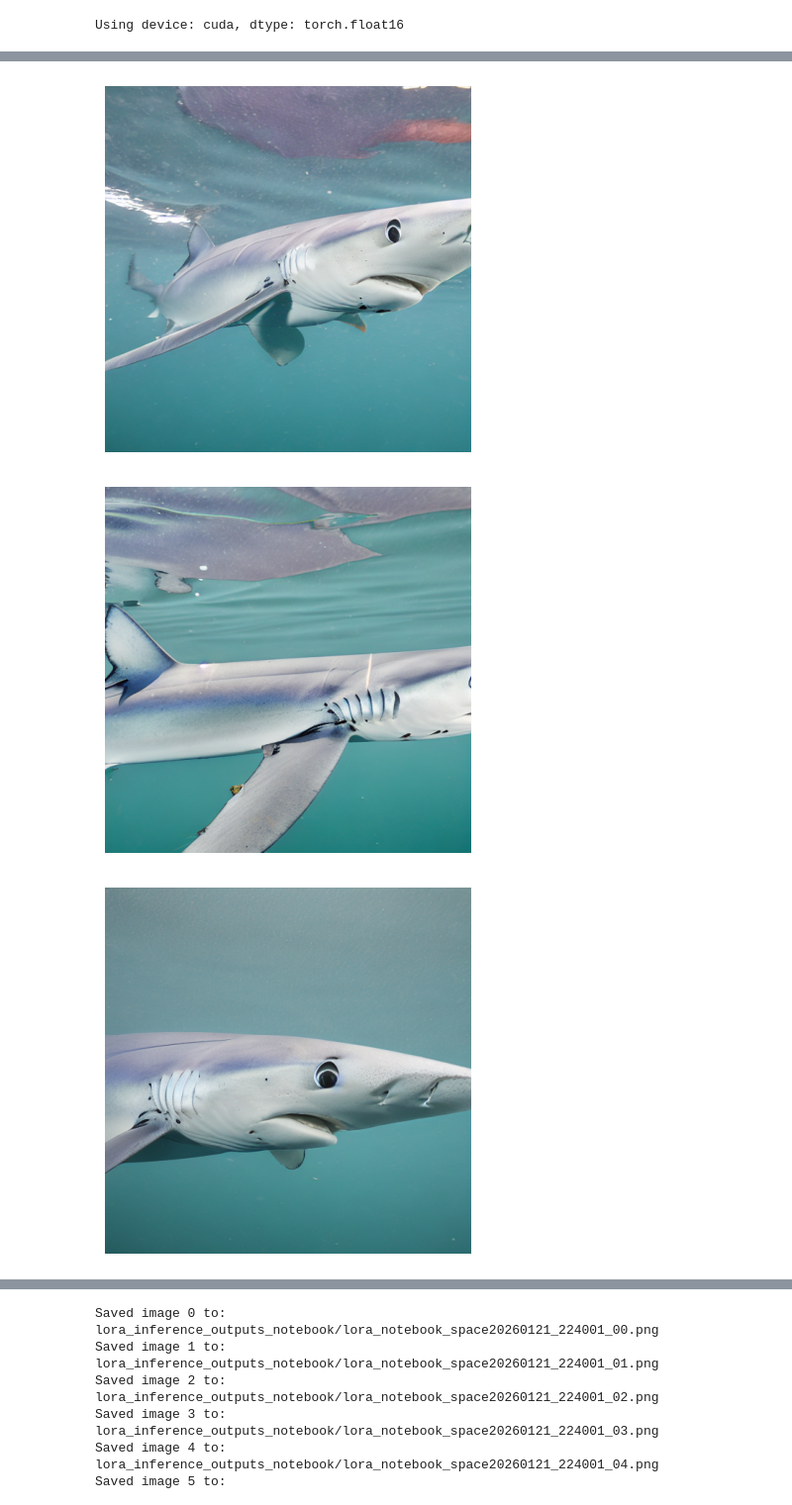
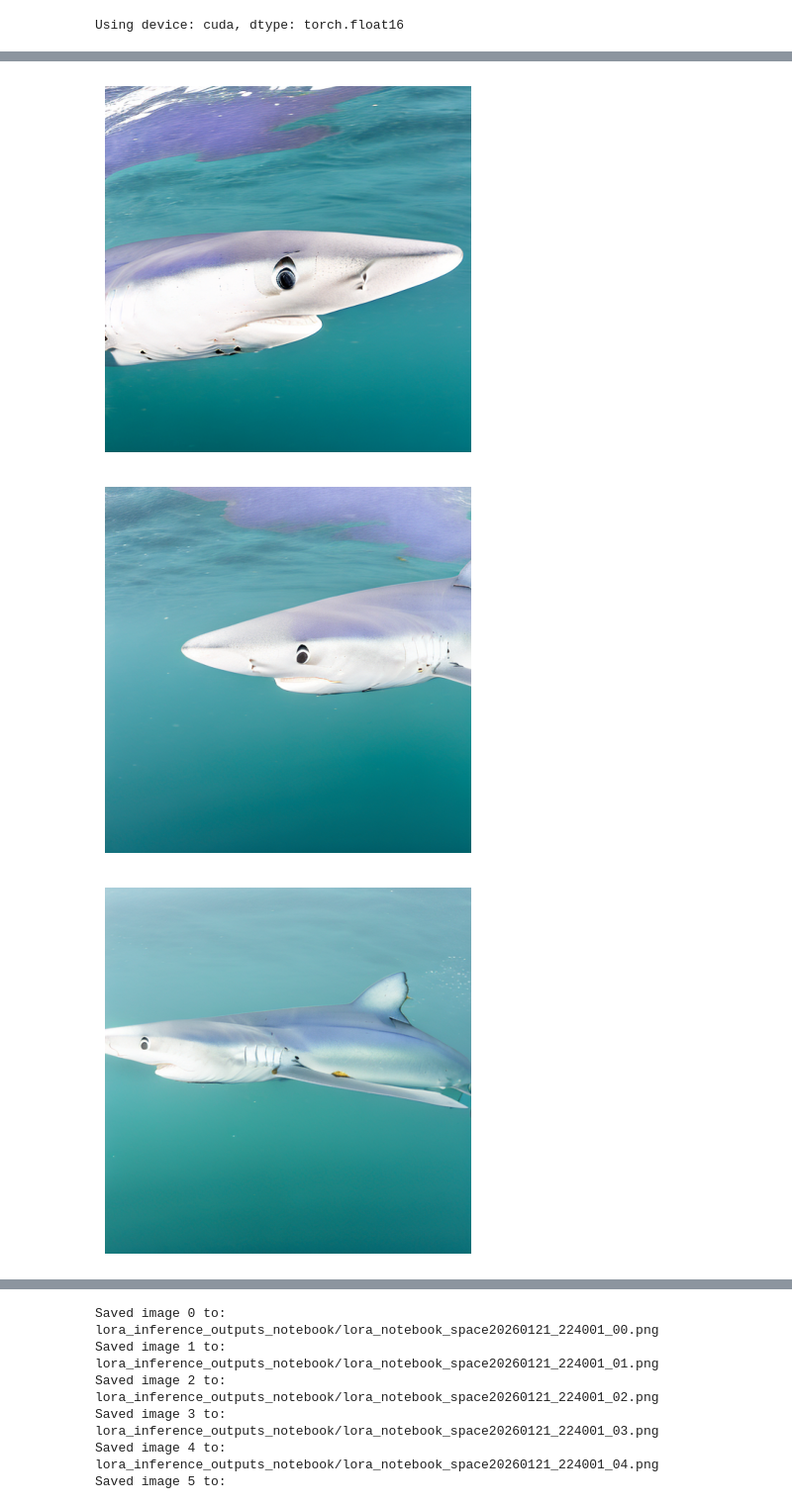
Before and after one commit to mentzelopoulos/Fine_tuning_stable_diffusion, a Jupyter notebook: lora_inference.ipynb, the cells around one changed output, grey strips where cells are left out. Shown at 99% size. Drawn from its saved outputs; the diff is of its cells as text; code cells hidden in the pictures.

```diff
--- a/lora_inference.ipynb
+++ b/lora_inference.ipynb
@@ -6,12 +6,13 @@ This notebook loads a Stable Diffusion base model and your trained LoRA weights
 Run the cells from top to bottom after your LoRA training has finished.
 # %%
 import torch
+from diffusers import AutoencoderKL
 from diffusers import StableDiffusionPipeline
 from matplotlib import pyplot as plt
 
 # Base Stable Diffusion model and LoRA weights directory
 base_model = "runwayml/stable-diffusion-v1-5"
-lora_dir = "/home/ament/Fine_tuning_stable_diffusion/lora-output-Jan-23-26/checkpoint-4500"
+lora_dir = "/home/ament/Fine_tuning_stable_diffusion/lora-output-March-8-26/checkpoint-5000"
 
 # Device and dtype
 device = "cuda" if torch.cuda.is_available() else "cpu"
@@ -22,8 +23,11 @@ print(f"Using device: {device}, dtype: {dtype}")
 Using device: cuda, dtype: torch.float16
 # %%
 # Load base Stable Diffusion pipeline
+
+vae = AutoencoderKL.from_pretrained("stabilityai/sd-vae-ft-mse").eval().requires_grad_(False).to(device)
 pipe = StableDiffusionPipeline.from_pretrained(
     base_model,
+    vae=vae.half(),
     torch_dtype=dtype,
 )
 pipe = pipe.to(device)
@@ -34,7 +38,7 @@ pipe.load_lora_weights(lora_dir)
 
 # Optionally fuse LoRA weights for faster inference (if supported)
 try:
-    pipe.fuse_lora(lora_scale=1.0)
+    pipe.fuse_lora(lora_scale=1.25)
     print("Fused LoRA weights with scale=1.0")
 except AttributeError:
     print("Pipeline does not support fuse_lora; using default LoRA scaling.")
@@ -45,40 +63,40 @@ Fused LoRA weights with scale=1.0
 from datetime import datetime
 
 # Prompt tuned to your dataset style
-prompt = "A documentary style image of a blue shark swimming elegantly among the coral reefs in the deep ocean, soft lighting, photo realistic"
-negative_prompt = None
+prompt = "A blue shark swimming in light blue water in a shallow reef, raw image in 4K, underwater photography"
+negative_prompt = "low quality, blurry, distorted, low resolution, out of focus"
 
 #prompt = "A majestic lion's mane jellyfish, with many entangling tentacles, photo realistic."
 #negative_prompt = "The sea surface, the sky, the horizon"
 
 num_images = 8
-num_inference_steps = 100
-guidance_scale = 5
+num_inference_steps = 125
+guidance_scale = 8
 seed = None
 
 # Set random seed for reproducibility
 generator = torch.Generator(device=device)
 if seed is not None:
     generator = generator.manual_seed(seed)
 
 pipe.set_progress_bar_config(disable=False)
 
 result = pipe(
     prompt=[prompt] * num_images,
     negative_prompt=[negative_prompt] * num_images if negative_prompt else None,
     num_inference_steps=num_inference_steps,
     guidance_scale=guidance_scale,
     resolution=512,
 )
 
 images = result.images
 
 # Display the first image in the notebook
 for i in range(num_images):
     plt.imshow(images[i])
     plt.axis('off')
     plt.show()
 # %% [output]
-[figure, old version]
+[figure, new version]
-[figure, old version]
+[figure, new version]
-[figure, old version]
+[figure, new version]
```
Also changed, not shown: parts of 2 cells of this notebook, 14 other files.
